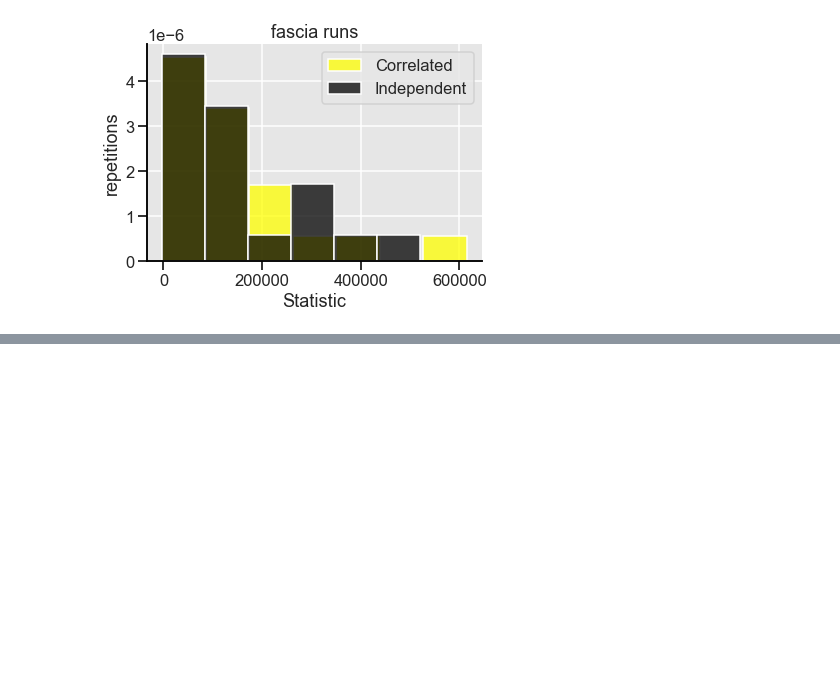
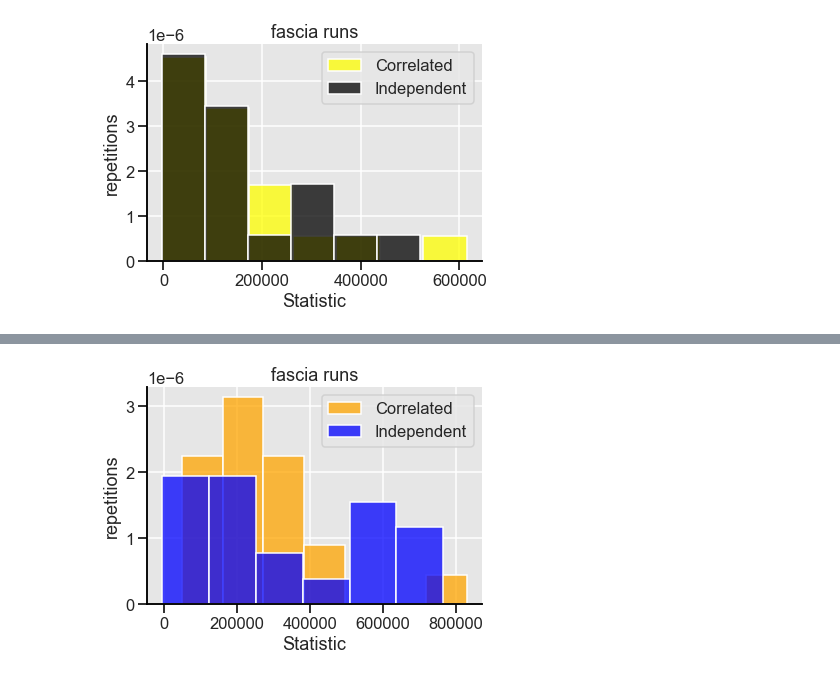
Before and after one commit to louishu17/tree_color_coding_task, a Jupyter notebook: Jupyter Vizualizations/fascia_viz.ipynb, the cells around one changed output, grey strips where cells are left out. Cells and saved outputs as stored; diff of their text form; code cells hidden in the pictures; blank space fills up the shorter version.

```diff
--- a/Jupyter Vizualizations/fascia_viz.ipynb
+++ b/Jupyter Vizualizations/fascia_viz.ipynb
@@ -145,0 +160,14 @@ sns.despine(right = True, top=True)
+# %%
+# K=6 p = 0.01
+curve = True
+list1 = [4.574670e+05, 1.028897e+05, 1.252336e+05, 2.768181e+05, 2.334651e+05, 8.299839e+05, 3.324742e+05, 1.026306e+05, 2.288085e+05, 2.725074e+05, 3.425375e+05, 3.421227e+05, 2.509307e+05, 2.467247e+05, 1.978990e+05, 1.867316e+05, 2.650395e+05, 4.304810e+05, 1.327535e+05, 4.949551e+04]
+list2 = [1.815577e+05, 1.991114e+05, 5.449035e+05, 2.958855e+05, 1.923936e+05, 1.154991e+05, 2.073146e+05, 4.551081e+05, 1.069407e+04, -5.721122e+03, 6.133627e+04, 7.658462e+05, 3.559125e+05, 5.381089e+05, 6.510402e+05, 5.257749e+05, 1.982267e+05, 6.730273e+05, 8.036767e+04, 5.635729e+05]
+
+sns.histplot(list1, color='orange', label='Correlated', stat = "density")
+sns.histplot(list2, color='blue', label="Independent", stat = "density").set(xlabel = 'Statistic', ylabel = 'repetitions', title = 'fascia runs')
+plt.legend()
+sns.set_style("darkgrid", {'ytick.left' : True, 'xtick.bottom': True, 'axes.spines.left': True, 'grid.color': '1', 'axes.edgecolor': '0', 'axes.spines.right': False, "axes.facecolor": ".9"})
+sns.set_context("talk")
+sns.despine(right = True, top=True)
+# %% [output]
+[figure, added]
```
Also changed, not shown: parts of 3 cells of this notebook.
